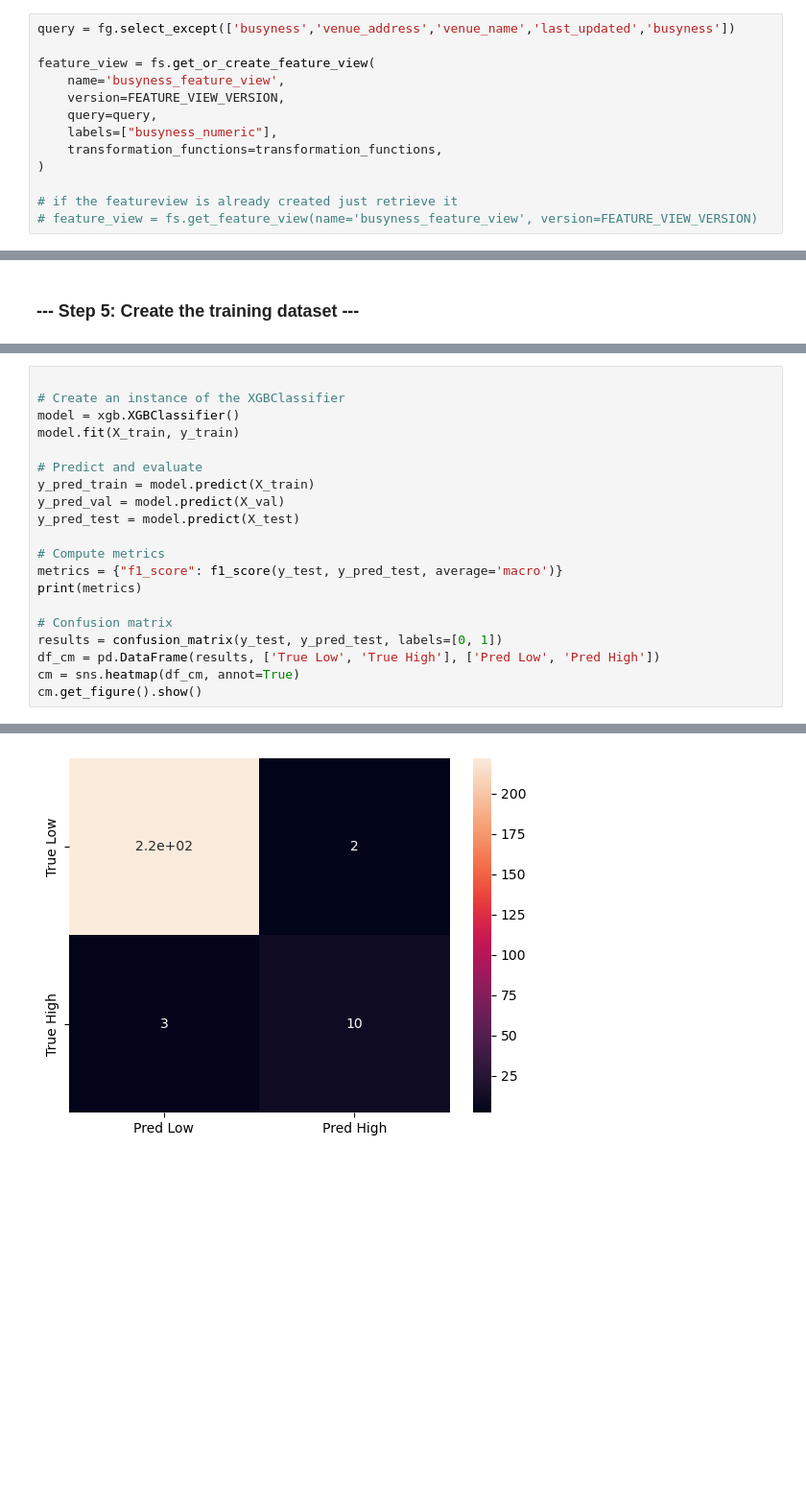
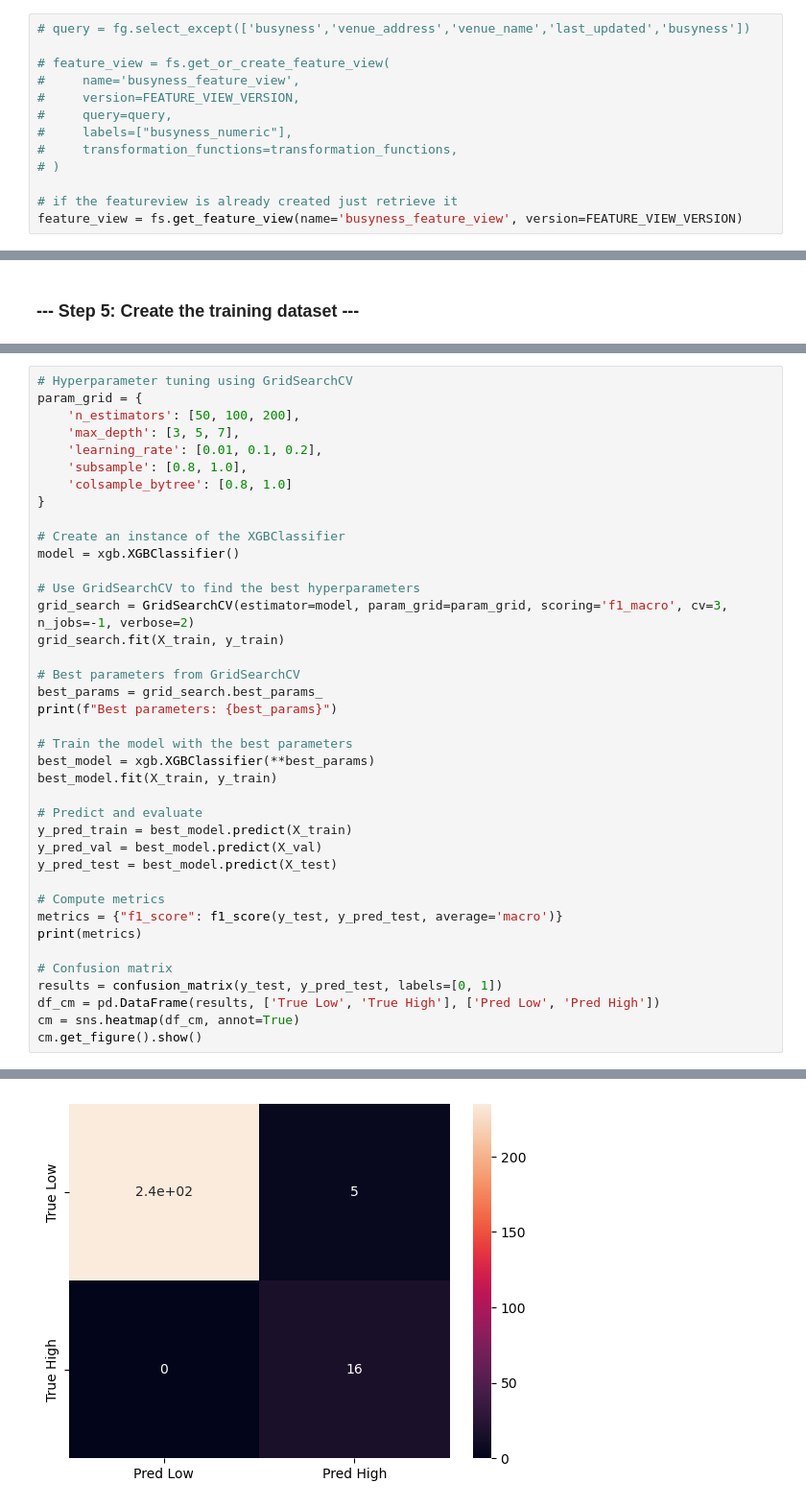
Before and after one commit to MagicLex/workshop, a Jupyter notebook: bar-training.ipynb, the cells around one changed output, grey strips where cells are left out. Shown at 96% size. Saved outputs shown, nothing was run; the diff lists cells and outputs as text; blank space fills up the shorter version.

```diff
--- a/bar-training.ipynb
+++ b/bar-training.ipynb
@@ -79,15 +66,15 @@ df.head(5)
 # %% [markdown]
 ### --- Step 4: Create the feature view ---
 # %%
-query = fg.select_except(['busyness','venue_address','venue_name','last_updated','busyness'])
+# query = fg.select_except(['busyness','venue_address','venue_name','last_updated','busyness'])
 
-feature_view = fs.get_or_create_feature_view(
-    name='busyness_feature_view',
-    version=FEATURE_VIEW_VERSION,
-    query=query,
-    labels=["busyness_numeric"],
-    transformation_functions=transformation_functions,
-)
+# feature_view = fs.get_or_create_feature_view(
+#     name='busyness_feature_view',
+#     version=FEATURE_VIEW_VERSION,
+#     query=query,
+#     labels=["busyness_numeric"],
+#     transformation_functions=transformation_functions,
+# )
 
 # if the featureview is already created just retrieve it
-# feature_view = fs.get_feature_view(name='busyness_feature_view', version=FEATURE_VIEW_VERSION)
+feature_view = fs.get_feature_view(name='busyness_feature_view', version=FEATURE_VIEW_VERSION)
@@ -129,13 +113,32 @@ Finished: Reading data from Hopsworks, using Hopsworks Feature Query Service (1.
 # %%
+# Hyperparameter tuning using GridSearchCV
+param_grid = {
+    'n_estimators': [50, 100, 200],
+    'max_depth': [3, 5, 7],
+    'learning_rate': [0.01, 0.1, 0.2],
+    'subsample': [0.8, 1.0],
+    'colsample_bytree': [0.8, 1.0]
+}
 
 # Create an instance of the XGBClassifier
 model = xgb.XGBClassifier()
-model.fit(X_train, y_train)
+
+# Use GridSearchCV to find the best hyperparameters
+grid_search = GridSearchCV(estimator=model, param_grid=param_grid, scoring='f1_macro', cv=3, n_jobs=-1, verbose=2)
+grid_search.fit(X_train, y_train)
+
+# Best parameters from GridSearchCV
+best_params = grid_search.best_params_
+print(f"Best parameters: {best_params}")
+
+# Train the model with the best parameters
+best_model = xgb.XGBClassifier(**best_params)
+best_model.fit(X_train, y_train)
 
 # Predict and evaluate
-y_pred_train = model.predict(X_train)
-y_pred_val = model.predict(X_val)
-y_pred_test = model.predict(X_test)
+y_pred_train = best_model.predict(X_train)
+y_pred_val = best_model.predict(X_val)
+y_pred_test = best_model.predict(X_test)
 
 # Compute metrics
 metrics = {"f1_score": f1_score(y_test, y_pred_test, average='macro')}
@@ -152 +170 @@ cm.get_figure().show()
-[figure, old version]
+[figure, new version]
```
Also changed, not shown: parts of 9 cells of this notebook, 1 other file.
